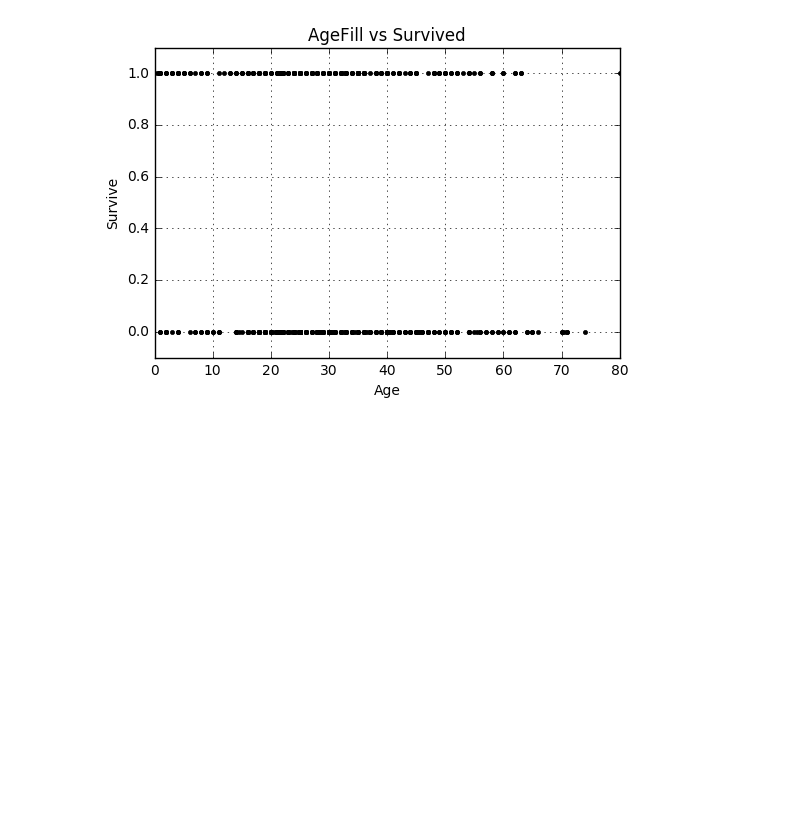
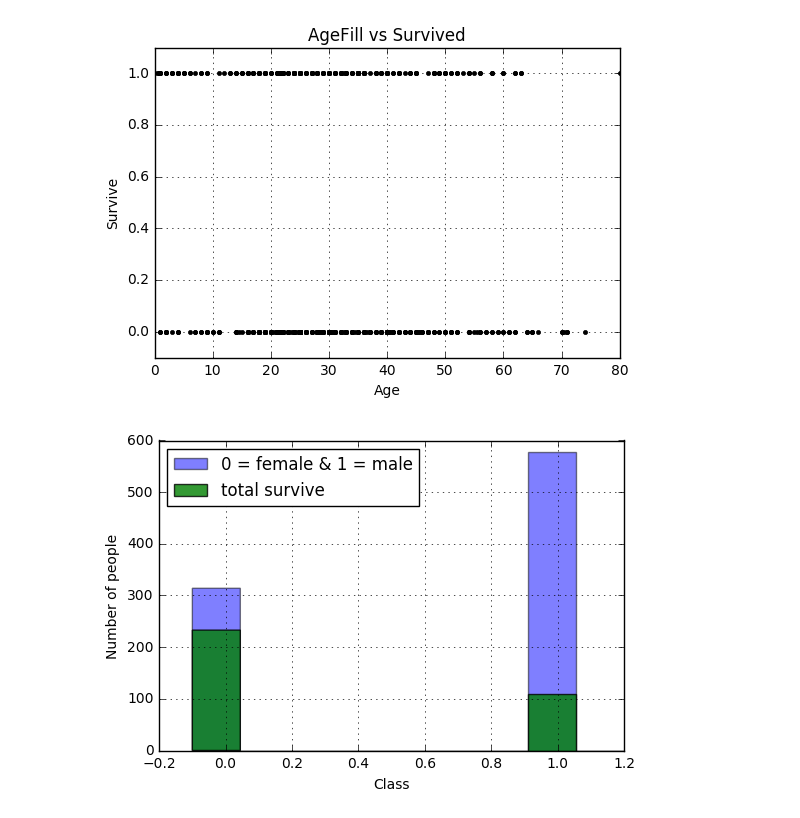
Before and after one commit to zackdu35/2016-2017, a Jupyter notebook: P1/pandas.ipynb, the cells around one changed output. Cells and saved outputs as stored; diff of their text form; code cells hidden in the pictures; blank space fills up the shorter version.

```diff
--- a/P1/pandas.ipynb
+++ b/P1/pandas.ipynb
@@ -569,3 +619,26 @@ P.show()
 # peu de chance de survie apres environ 65 ans
 # %% [output]
 [figure]
+# %%
+from matplotlib import pyplot
+
+total_per_gender = train_data["Gender"]
+total_per_gender_survivor = train_data[train_data['Survived']==1]["Gender"]
+
+bins = numpy.linspace(-0.1, 1.2, 10)
+
+pyplot.hist(total_per_gender, bins, alpha=0.5, label='0 = female & 1 = male')
+pyplot.hist(total_per_gender_survivor, bins, alpha=0.8, label='total survive')
+pyplot.xlabel('Class')
+pyplot.ylabel('Number of people')
+pyplot.legend(loc='upper left')
+
+pyplot.grid(True)
+pyplot.show()
+
+#proportion survie femme > homme c'est beau l'amour
+
+#TODO voir pourquoi certaines femmes n'ont pas survécu
+female_not_survived = train_data[train_data['Survived']==1]["Gender"]
+# %% [output]
+[figure, added]
```
Also changed, not shown: parts of 9 cells of this notebook, 1 other file.
